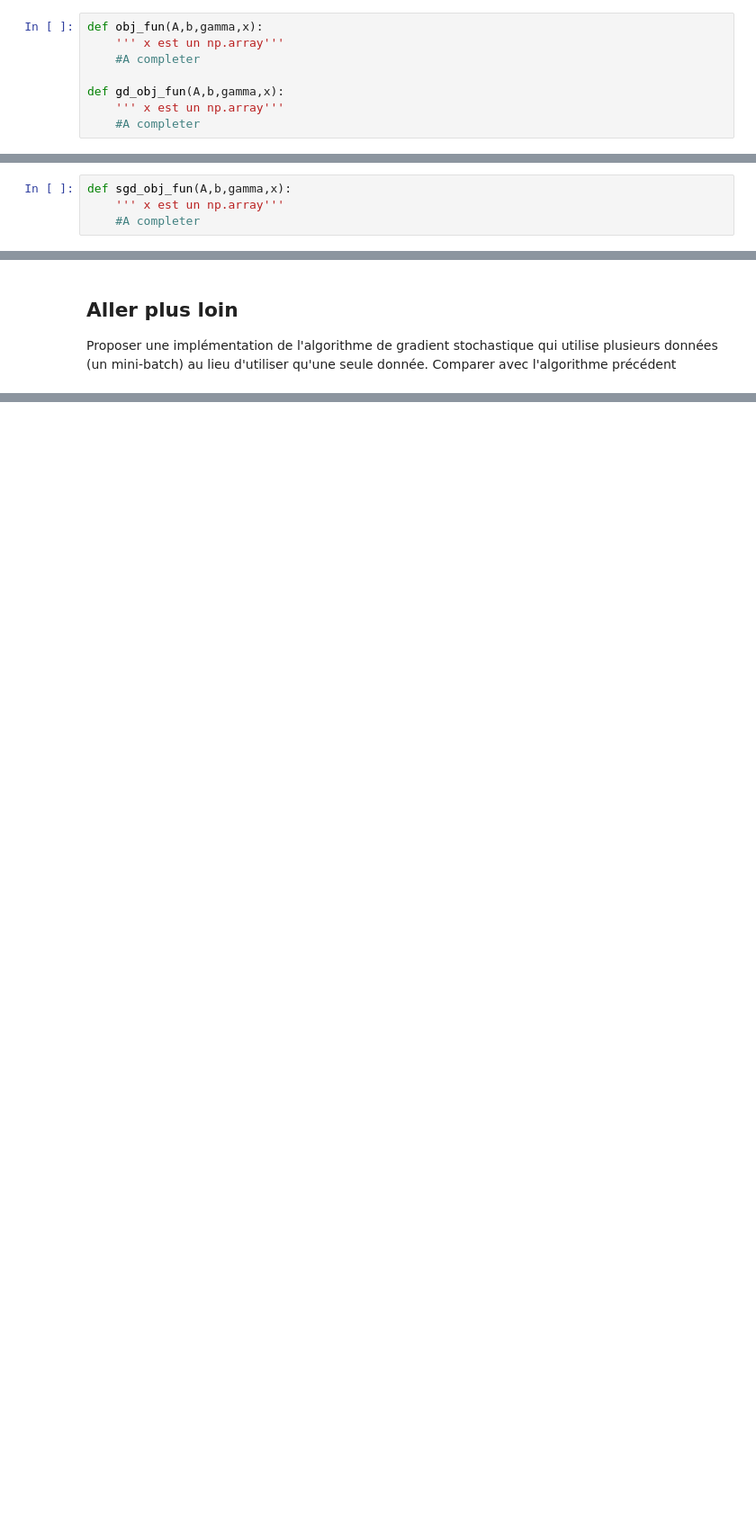
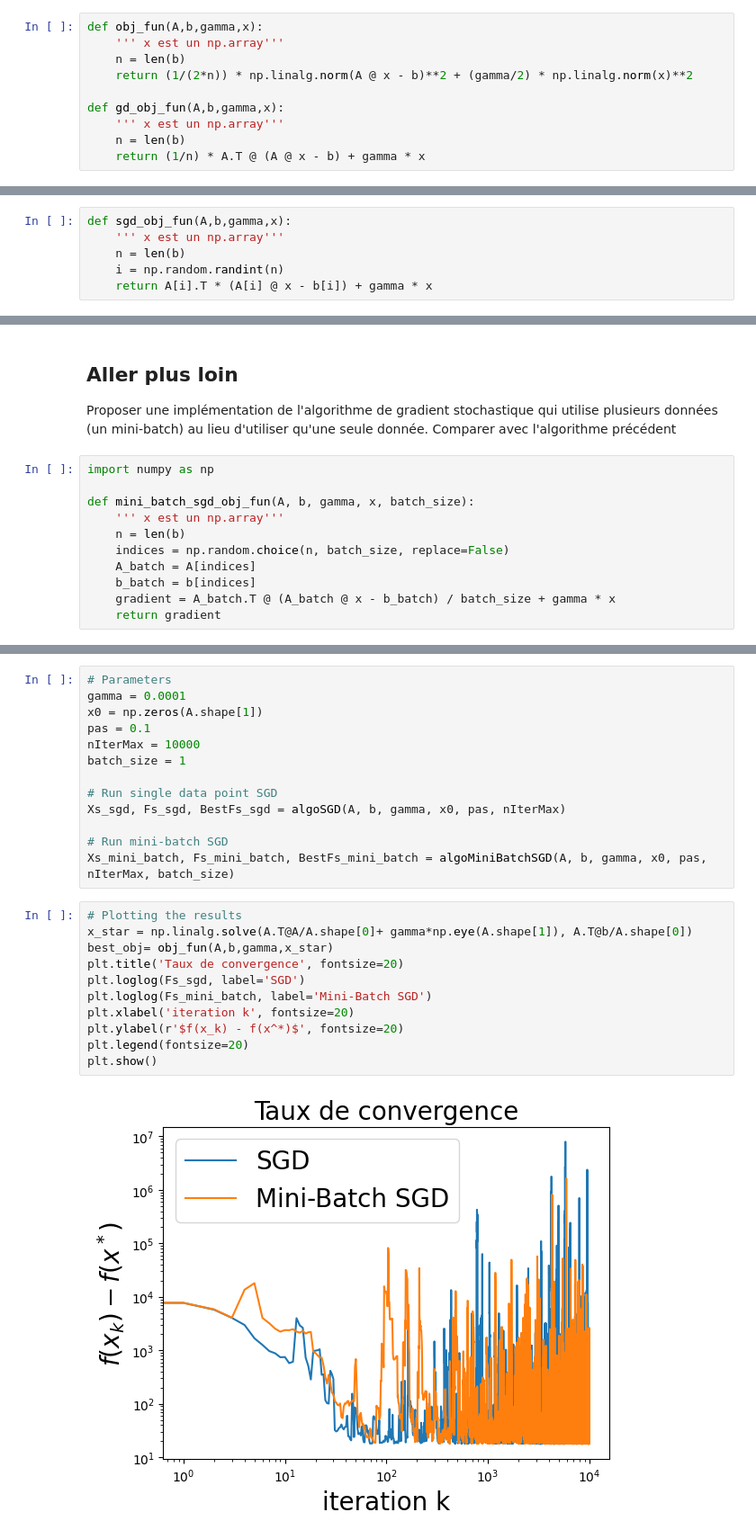
Before and after one commit to Majdi-si/SITA23, a Jupyter notebook: SITA23/Maths/Optim non lineaire/Sujet/tp1Sujet.ipynb, the cells around one changed output, grey strips where cells are left out. Shown at 90% size. Saved outputs shown, nothing was run; the diff lists cells and outputs as text; blank space fills up the shorter version.

```diff
--- a/SITA23/Maths/Optim non lineaire/Sujet/tp1Sujet.ipynb
+++ b/SITA23/Maths/Optim non lineaire/Sujet/tp1Sujet.ipynb
@@ -78,11 +75,13 @@ Compléter les fonctions python suivantes qui implémentent respectivement la fo
 # %%
 def obj_fun(A,b,gamma,x):
     ''' x est un np.array'''
-    #A completer
+    n = len(b)
+    return (1/(2*n)) * np.linalg.norm(A @ x - b)**2 + (gamma/2) * np.linalg.norm(x)**2
 
 def gd_obj_fun(A,b,gamma,x):
     ''' x est un np.array'''
-    #A completer
+    n = len(b)
+    return (1/n) * A.T @ (A @ x - b) + gamma * x
 # %% [markdown]
 Compléter l’implémentation de l'algorithme de gradient avec pas constant pour résoudre le problème ($1_\gamma$).
 # %%
@@ -125,5 +131,7 @@ En vous inspirant de ce qui précède implémenter l'algorithme de gradient stoc
 # %%
 def sgd_obj_fun(A,b,gamma,x):
     ''' x est un np.array'''
-    #A completer
+    n = len(b)
+    i = np.random.randint(n)
+    return A[i].T * (A[i] @ x - b[i]) + gamma * x
 # %%
@@ -193,3 +211,14 @@ print("Erreur moyenne sur la base de test avec gamma ={a:10.4f} est {b:10.2f}".f
 # %% [markdown]
 ## Aller plus loin
 Proposer une implémentation de l'algorithme de gradient stochastique qui utilise plusieurs données (un mini-batch) au lieu d'utiliser qu'une seule donnée. Comparer avec l'algorithme précédent
+# %%
+import numpy as np
+
+def mini_batch_sgd_obj_fun(A, b, gamma, x, batch_size):
+    ''' x est un np.array'''
+    n = len(b)
+    indices = np.random.choice(n, batch_size, replace=False)
+    A_batch = A[indices]
+    b_batch = b[indices]
+    gradient = A_batch.T @ (A_batch @ x - b_batch) / batch_size + gamma * x
+    return gradient
@@ -195,0 +249,26 @@ Proposer une implémentation de l'algorithme de gradient stochastique qui utilis
+# %%
+# Parameters
+gamma = 0.0001
+x0 = np.zeros(A.shape[1])
+pas = 0.1
+nIterMax = 10000
+batch_size = 1
+
+# Run single data point SGD
+Xs_sgd, Fs_sgd, BestFs_sgd = algoSGD(A, b, gamma, x0, pas, nIterMax)
+
+# Run mini-batch SGD
+Xs_mini_batch, Fs_mini_batch, BestFs_mini_batch = algoMiniBatchSGD(A, b, gamma, x0, pas, nIterMax, batch_size)
+# %%
+# Plotting the results
+x_star = np.linalg.solve(A.T@A/A.shape[0]+ gamma*np.eye(A.shape[1]), A.T@b/A.shape[0])
+best_obj= obj_fun(A,b,gamma,x_star)
+plt.title('Taux de convergence', fontsize=20)
+plt.loglog(Fs_sgd, label='SGD')
+plt.loglog(Fs_mini_batch, label='Mini-Batch SGD')
+plt.xlabel('iteration k', fontsize=20)
+plt.ylabel(r'$f(x_k) - f(x^*)$', fontsize=20)
+plt.legend(fontsize=20)
+plt.show()
+# %% [output]
+[figure, added]
```
Also changed, not shown: parts of 5 cells of this notebook.
